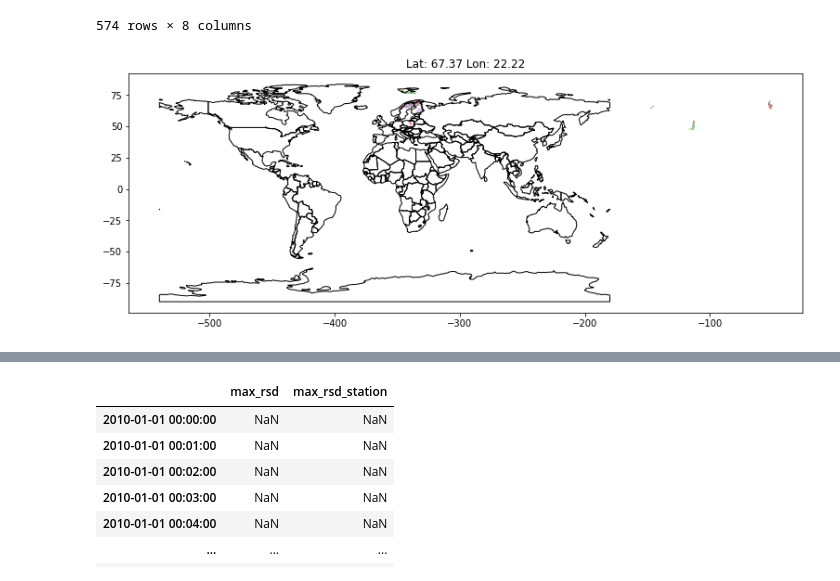
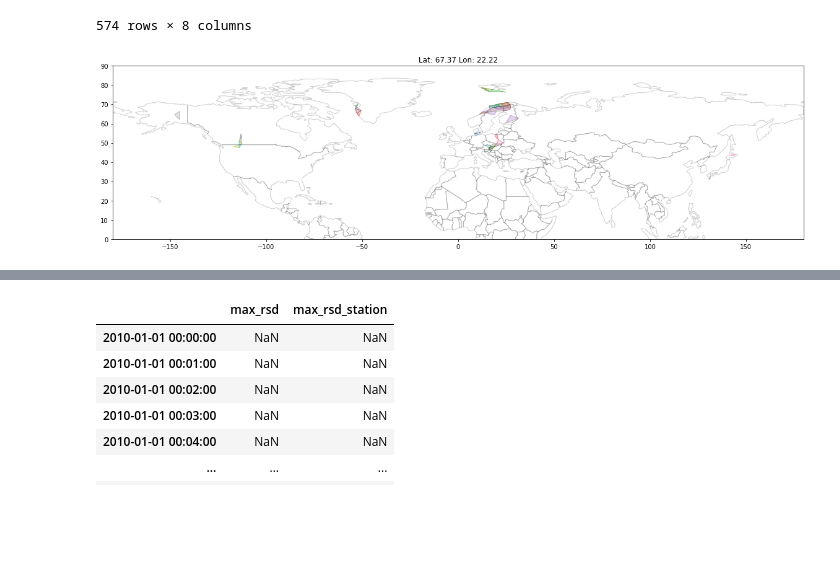
Before and after one commit to mikecoughlan/identifying_regions, a Jupyter notebook: choosng_regions.ipynb, the cells around one changed output, grey strips where cells are left out. Cells and saved outputs as stored; diff of their text form; code cells hidden in the pictures; blank space fills up the shorter version.

```diff
--- a/choosng_regions.ipynb
+++ b/choosng_regions.ipynb
@@ -56,19 +56,22 @@ def plotting_regions(regions, region_numbers, lat_min, lat_max, lon_min, lon_max
 	for i, region in zip(range(0, len(regions), 2), region_numbers):
 		poly = regions[f'region_{region}']['shape'].convex_hull
 		poly = gpd.GeoDataFrame(geometry=[poly])
-		poly['geometry'] = poly['geometry'].translate(xoff=-360)
+
+		poly.loc[poly['geometry'].centroid.x > 180, 'geometry'] = poly.loc[
+			poly['geometry'].centroid.x > 180, 'geometry'
+		].translate(xoff=-360)
 
 		if i == 0:
-			ax = poly.plot(figsize=(13,8), facecolor=colors[i+1], edgecolor=colors[i], label=region, alpha=0.5)
+			ax = poly.plot(figsize=(20,15), facecolor=colors[i+1], edgecolor=colors[i], label=region, alpha=0.5)
 		else:
 			poly.plot(ax=ax, facecolor=colors[i+1], edgecolor=colors[i], label=region, alpha=0.5)
 
 	world = gpd.read_file(gpd.datasets.get_path('naturalearth_lowres'))
-	world['geometry'] = world['geometry'].translate(xoff=-360)
+	# world['geometry'] = world['geometry'].translate(xoff=-360)
 
 
 	# Plot the outline of the Earth
-	world.boundary.plot(linewidth=1, color='black', ax=plt.gca())
+	world.boundary.plot(linewidth=1, color='black', ax=plt.gca(), alpha=0.2)
 
 	# station_info.plot(ax=ax, kind='scatter', x='GEOLON', y='GEOLAT')
 	# for idx, row in station_info.iterrows():
@@ -76,6 +79,8 @@ def plotting_regions(regions, region_numbers, lat_min, lat_max, lon_min, lon_max
 
 	# plt.xlim((lon_min-5), (lon_max+5))
 	# plt.ylim((lat_min-5), (lat_max+5))
+	plt.ylim(0,90)
+	plt.margins(x=0)
 	plt.title(f'Lat: {lat_med} Lon: {lon_med}')
 
 	# Create custom legend entries using Line2D
@@ -87,57 +92,32 @@ def plotting_regions(regions, region_numbers, lat_min, lat_max, lon_min, lon_max
 
 	plt.show()
 # %%
-region_numbers = [83,
-143,
-223,
-44,
-173,
-321,
-366,
-383,
-122,
-279,
-14,
-95,
-237,
-26,
-166,
-86,
-387,
-61,
-202,
-287,
-207,
-361,
-137,
-184,
-36,
-19,
-9,
-163,
-16,
-270,
-194,
-82,
-62,
-327,
-293,
-241,
-107,
-55,
-111]
+# positive regions
+pos_region_numbers = [83, 143, 223, 44, 173, 321, 366, 383, 122, 279, 14, 95, 237, 26, 166, 86,
+						387, 61, 202, 287, 207, 361, 137, 184, 36, 19, 9, 163, 16, 270, 194, 82,
+						62, 327, 293, 241, 107, 55, 111]
+
+# grid filling regions
+fil_region_numbers = [299, 298, 348, 148, 43, 69, 164, 268, 183, 360, 15, 400, 303, 128, 309, 130, 134, 131,
+						28, 33]
+
+# all regions
+all_region_numbers = [299, 298, 348, 148, 43, 69, 164, 268, 183, 360, 15, 400, 303, 128, 309, 130, 134, 131,
+						28, 33, 83, 143, 223, 44, 173, 321, 366, 383, 122, 279, 14, 95, 237, 26, 166, 86, 387,
+						61, 202, 287, 207, 361, 137, 184, 36, 19, 9, 163, 16, 270, 194, 82, 62, 327, 293, 241,
+						107, 55, 111]
 
 stations = []
 
-for i in range(len(region_numbers)):
-	stations = stations+ regions[f'region_{region_numbers[i]}']['station']
+for i in range(len(pos_region_numbers)):
+	stations = stations+ regions[f'region_{pos_region_numbers[i]}']['station']
 
 lats = [df.loc[df['IAGA'] == station, 'GEOLAT'].values[0] for station in stations]
 lons = [df.loc[df['IAGA'] == station, 'GEOLON'].values[0] for station in stations]
 
 lat_min, lat_max, lat_med = min(lats), max(lats), np.median(lats)
 lon_min, lon_max, lon_med = min(lons), max(lons), np.median(lons)
 
-plotting_regions(regions, region_numbers, lat_min, lat_max, lon_min, lon_max, lat_med, lon_med, df)
+plotting_regions(regions, pos_region_numbers, lat_min, lat_max, lon_min, lon_max, lat_med, lon_med, df)
 # %% [output]
-[figure, old version]
+[figure, new version]
```
Also changed, not shown: parts of 7 cells of this notebook, 1 other file.
